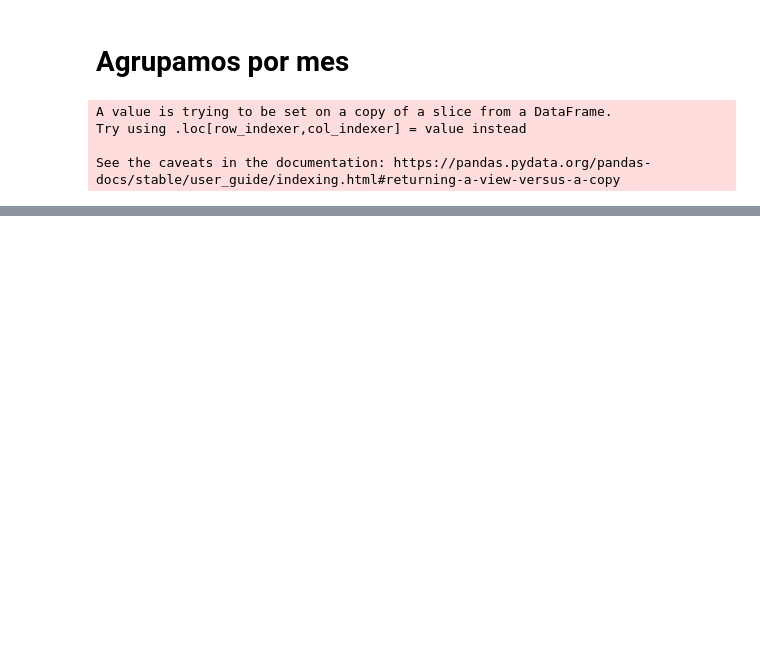
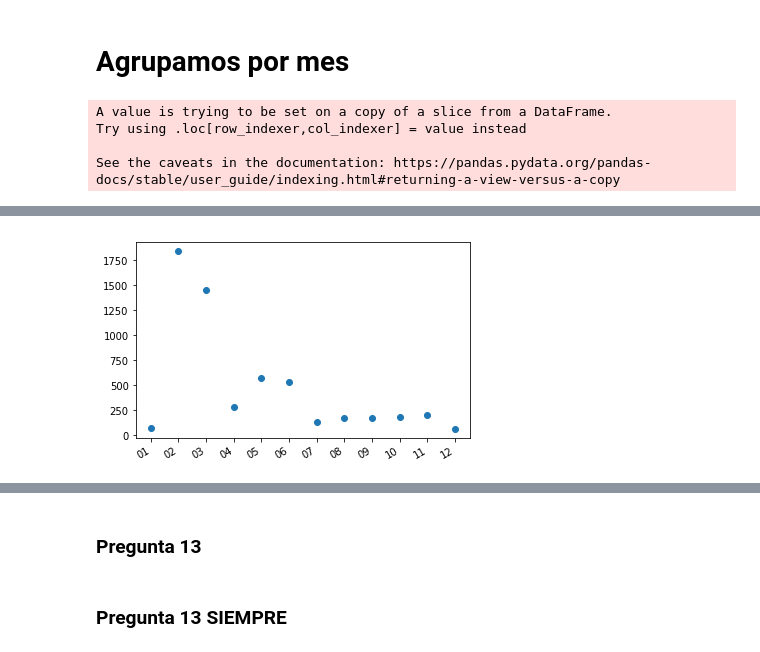
Before and after one commit to cdgn-coding/ml-test-noviazgo, a Jupyter notebook: Exploración Geográfica/Exploración fecha y horario.ipynb, the cells around one changed output, grey strips where cells are left out. Cells and saved outputs as stored; diff of their text form; code cells hidden in the pictures; blank space fills up the shorter version.

```diff
--- a/Exploración Geográfica/Exploración fecha y horario.ipynb
+++ b/Exploración Geográfica/Exploración fecha y horario.ipynb
@@ -259,3 +258,16 @@ fig = go.Figure([go.Scatter(x=grafico_fecha2['fecha'], y=grafico_fecha2["Encuest
 fig.show()
 # %% [output]
 [interactive output not drawn]
+# %%
+import datetime
+import random
+import matplotlib.pyplot as plt
+
+# plot
+plt.scatter(grafico_fecha2["fecha"],grafico_fecha2["Encuestas completadas"])
+# beautify the x-labels
+plt.gcf().autofmt_xdate()
+plt.figure(figsize=(4000,4000))
+plt.show()
+# %% [output]
+[figure, added]
@@ -261,0 +275,2 @@ fig.show()
+# %% [markdown]
+### Pregunta 13
@@ -261,0 +291,2 @@ fig.show()
+# %% [markdown]
+### Pregunta 13 SIEMPRE
```
Also changed, not shown: parts of 13 cells of this notebook.
